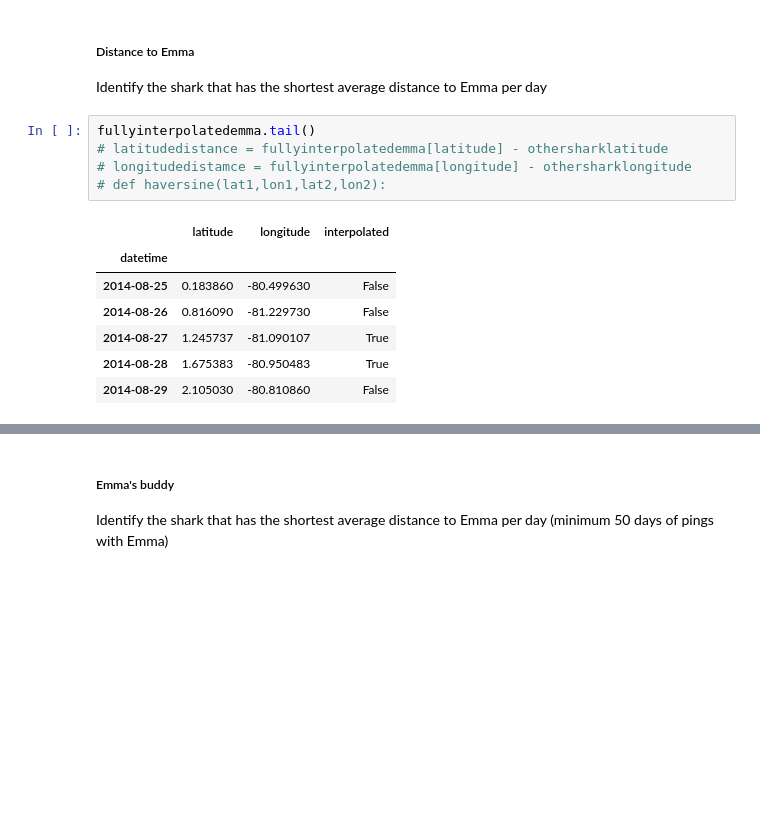
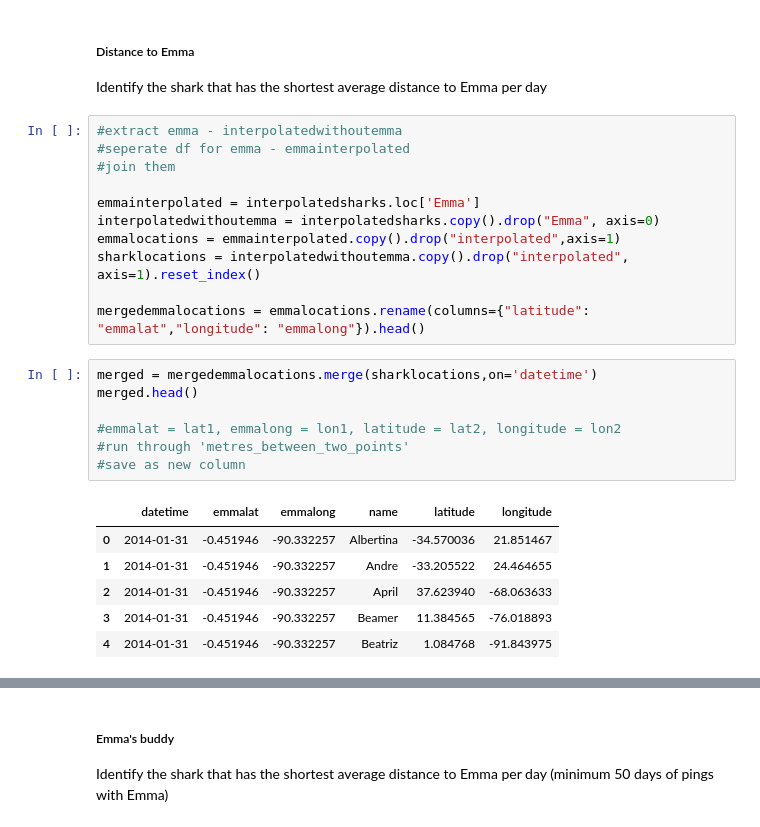
Before and after one commit to elsharkk/ocearch, a Jupyter notebook: 3. Hard Challenge.ipynb, the cells around one changed output, grey strips where cells are left out. Drawn from its saved outputs; the diff is of its cells as text; blank space fills up the shorter version.

```diff
--- a/3. Hard Challenge.ipynb
+++ b/3. Hard Challenge.ipynb
@@ -256,16 +243,28 @@ interpolatedsharks
 # %% [markdown]
 ##### Distance to Emma
 Identify the shark that has the shortest average distance to Emma per day
-# %%
-fullyinterpolatedemma.tail()
-# latitudedistance = fullyinterpolatedemma[latitude] - othersharklatitude
-# longitudedistamce = fullyinterpolatedemma[longitude] - othersharklongitude
-# def haversine(lat1,lon1,lat2,lon2):
-# %% [output]
-|  | latitude | longitude | interpolated |
-| datetime |  |  |  |
-| 2014-08-25 | 0.183860 | -80.499630 | False |
-| 2014-08-26 | 0.816090 | -81.229730 | False |
-| 2014-08-27 | 1.245737 | -81.090107 | True |
-| 2014-08-28 | 1.675383 | -80.950483 | True |
-| 2014-08-29 | 2.105030 | -80.810860 | False |
+# %%
+#extract emma - interpolatedwithoutemma
+#seperate df for emma - emmainterpolated
+#join them
+
+emmainterpolated = interpolatedsharks.loc['Emma']
+interpolatedwithoutemma = interpolatedsharks.copy().drop("Emma", axis=0)
+emmalocations = emmainterpolated.copy().drop("interpolated",axis=1)
+sharklocations = interpolatedwithoutemma.copy().drop("interpolated", axis=1).reset_index()
+
+mergedemmalocations = emmalocations.rename(columns={"latitude": "emmalat","longitude": "emmalong"}).head()
+# %%
+merged = mergedemmalocations.merge(sharklocations,on='datetime')
+merged.head()
+
+#emmalat = lat1, emmalong = lon1, latitude = lat2, longitude = lon2
+#run through 'metres_between_two_points'
+#save as new column
+# %% [output]
+|  | datetime | emmalat | emmalong | name | latitude | longitude |
+| 0 | 2014-01-31 | -0.451946 | -90.332257 | Albertina | -34.570036 | 21.851467 |
+| 1 | 2014-01-31 | -0.451946 | -90.332257 | Andre | -33.205522 | 24.464655 |
+| 2 | 2014-01-31 | -0.451946 | -90.332257 | April | 37.623940 | -68.063633 |
+| 3 | 2014-01-31 | -0.451946 | -90.332257 | Beamer | 11.384565 | -76.018893 |
+| 4 | 2014-01-31 | -0.451946 | -90.332257 | Beatriz | 1.084768 | -91.843975 |
```
Also changed, not shown: parts of 4 cells of this notebook, 2 other files.
